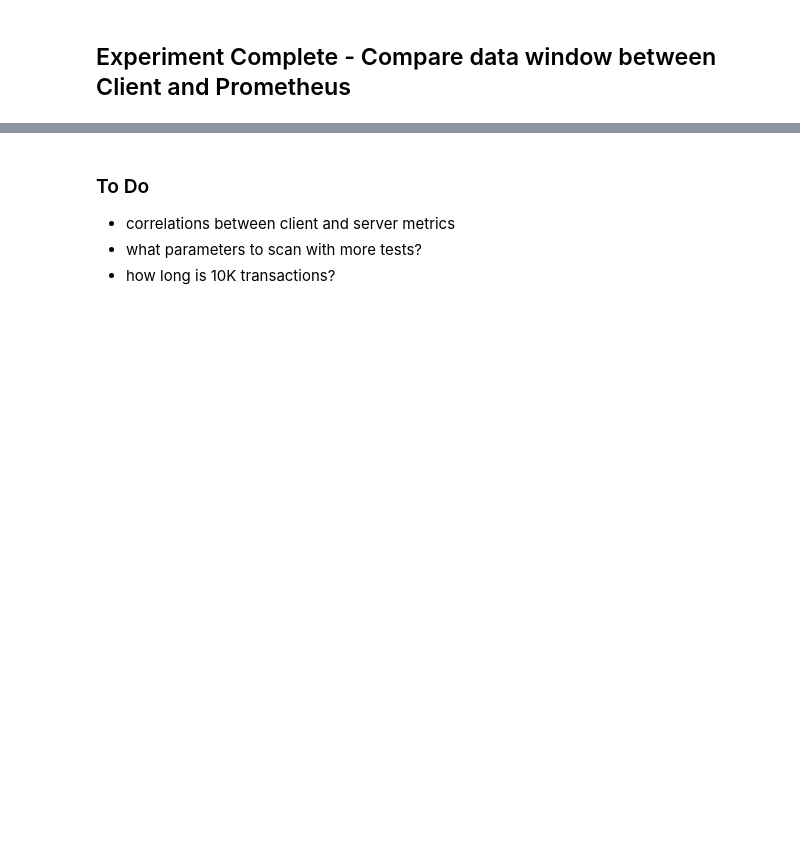
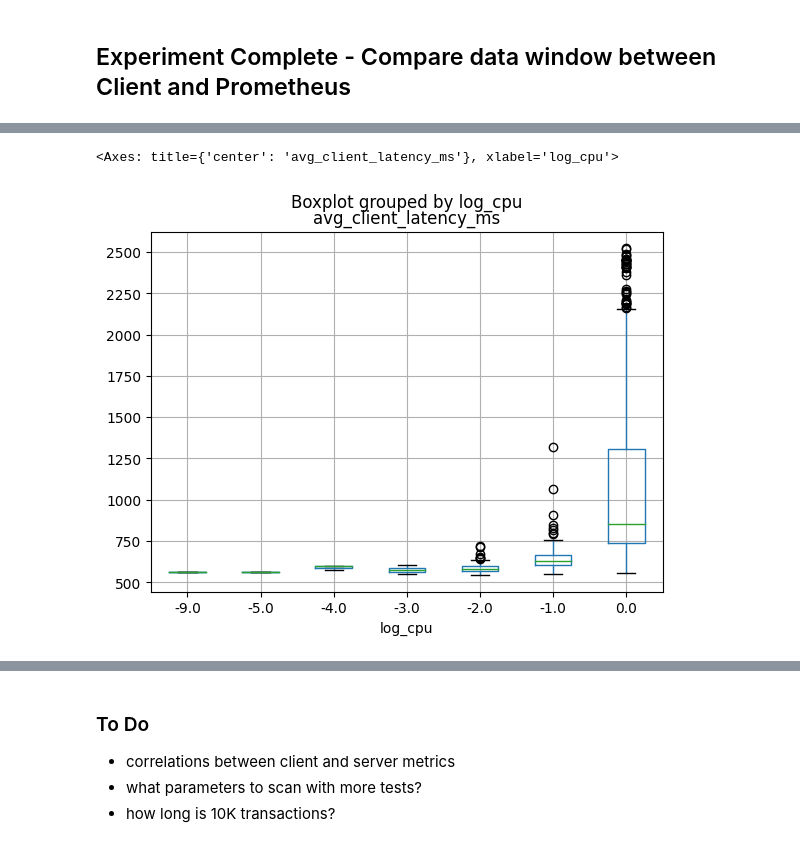
Before and after one commit to DrSkippy/Deploy-ML-Models, a Jupyter notebook: LoadFlaskDeploy/notebooks/EDA.ipynb, the cells around one changed output, grey strips where cells are left out. Drawn from its saved outputs; the diff is of its cells as text; code cells hidden in the pictures; blank space fills up the shorter version.

```diff
--- a/LoadFlaskDeploy/notebooks/EDA.ipynb
+++ b/LoadFlaskDeploy/notebooks/EDA.ipynb
@@ -255,0 +130,6 @@ Accuracy: 77.86
+# %%
+df["log_cpu"] = df_train.cpu.apply(lambda x: int(np.log(x)))
+df.boxplot("avg_client_latency_ms", by="log_cpu")
+# %% [output]
+<Axes: title={'center': 'avg_client_latency_ms'}, xlabel='log_cpu'>
+[figure, added]
```
Also changed, not shown: parts of 28 cells of this notebook.
